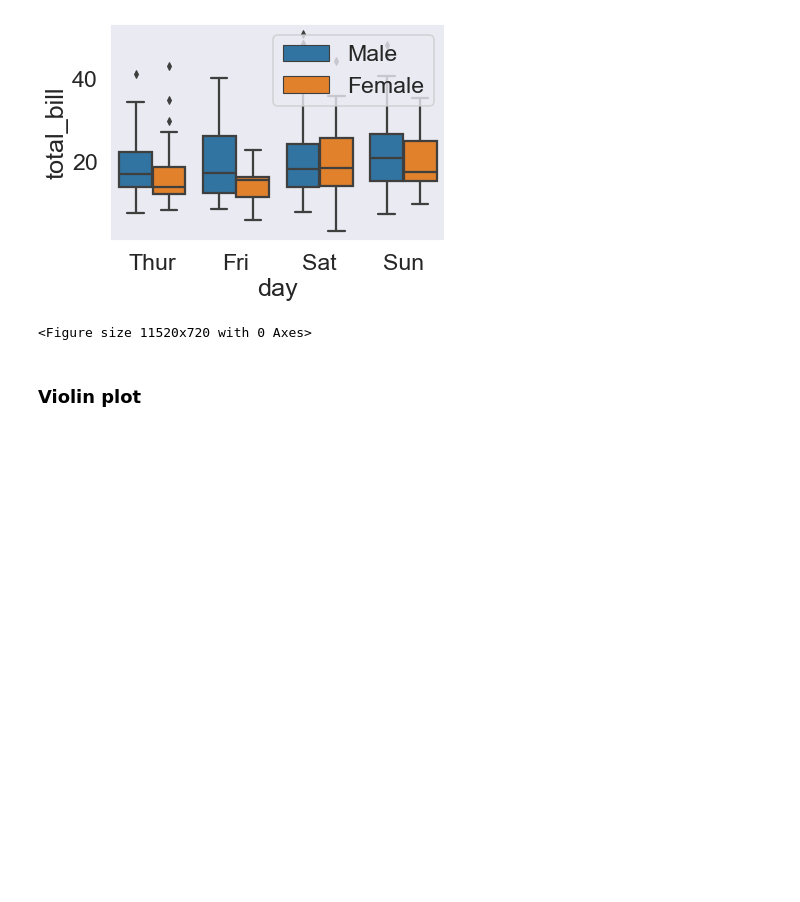
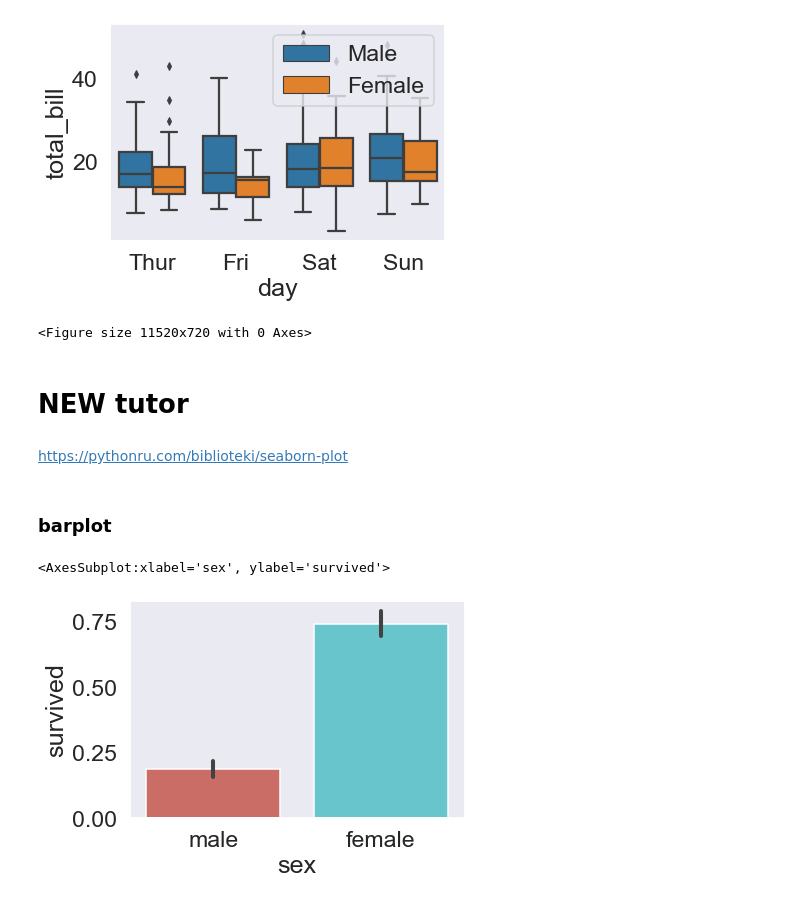
Before and after one commit to dena-den/Jupyter-projects, a Jupyter notebook: tutors_by_Keith/Seaborn_tutor.ipynb, the cells around one changed output. Saved outputs shown, nothing was run; the diff lists cells and outputs as text; code cells hidden in the pictures; blank space fills up the shorter version.

Commit message:
Seaborn leaning and pet changes.

```diff
--- a/tutors_by_Keith/Seaborn_tutor.ipynb
+++ b/tutors_by_Keith/Seaborn_tutor.ipynb
@@ -114,5 +115,16 @@ plt.legend(loc=1)
 <Figure size 11520x720 with 0 Axes>
 [figure]
 <Figure size 11520x720 with 0 Axes>
-# %% [markdown]
-### Violin plot
+# %% [markdown]
+# NEW tutor
+# %% [markdown]
+https://pythonru.com/biblioteki/seaborn-plot
+# %% [markdown]
+### barplot
+# %%
+titanic = sns.load_dataset('titanic')
+# %%
+sns.barplot(x='sex', y='survived', data=titanic, palette='hls')
+# %% [output]
+<AxesSubplot:xlabel='sex', ylabel='survived'>
+[figure, added]
```
Also changed, not shown: parts of 11 cells of this notebook, 6 other files.
